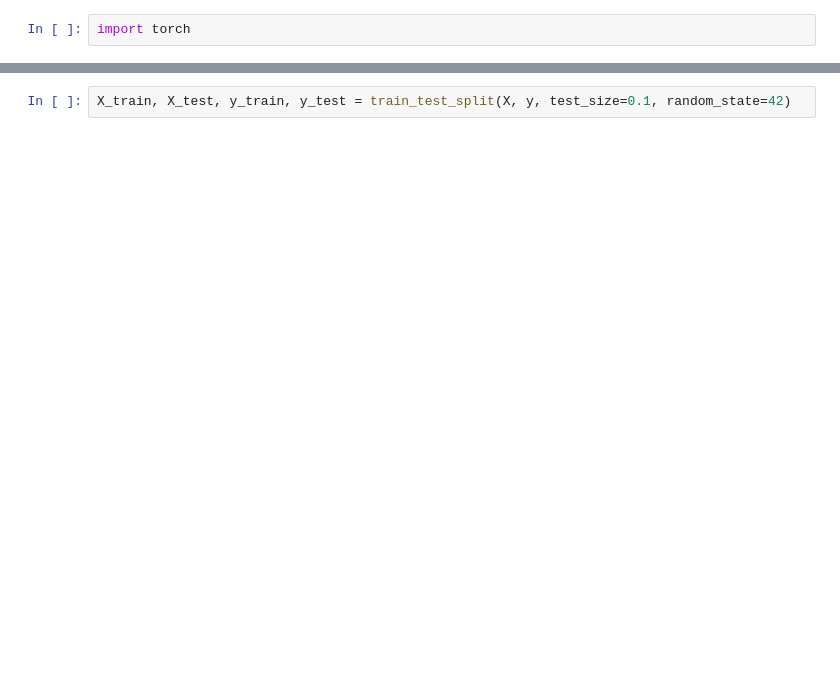
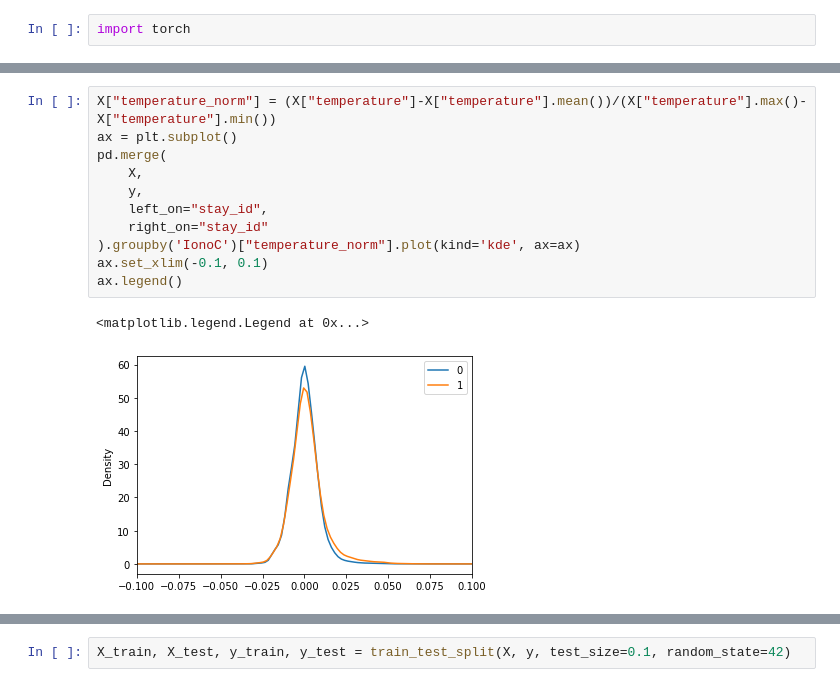
Before and after one commit to alibell/biologyOrderPredictor, a Jupyter notebook: 1_Prototype_MLP.ipynb, the cells around one changed output, grey strips where cells are left out. Saved outputs shown, nothing was run; the diff lists cells and outputs as text; blank space fills up the shorter version.

```diff
--- a/1_Prototype_MLP.ipynb
+++ b/1_Prototype_MLP.ipynb
@@ -21,0 +61,14 @@ X["hour"] = X["intime"].dt.hour
+# %%
+X["temperature_norm"] = (X["temperature"]-X["temperature"].mean())/(X["temperature"].max()-X["temperature"].min())
+ax = plt.subplot()
+pd.merge(
+    X,
+    y,
+    left_on="stay_id",
+    right_on="stay_id"
+).groupby('IonoC')["temperature_norm"].plot(kind='kde', ax=ax)
+ax.set_xlim(-0.1, 0.1)
+ax.legend()
+# %% [output]
+<matplotlib.legend.Legend at 0x...>
+[figure, added]
```
Also changed, not shown: parts of 42 cells of this notebook, 2 other files.
